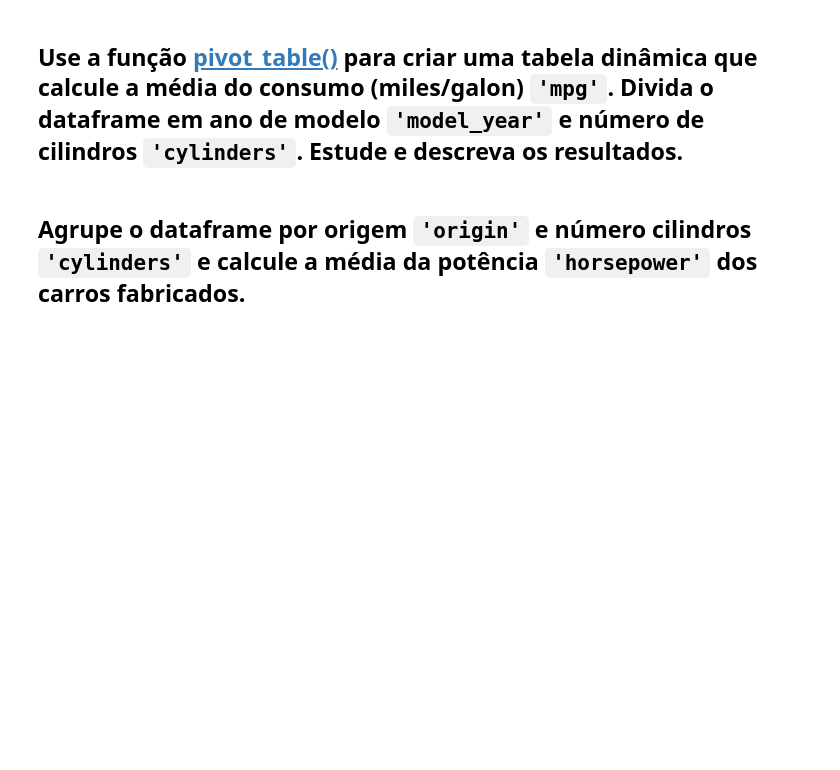
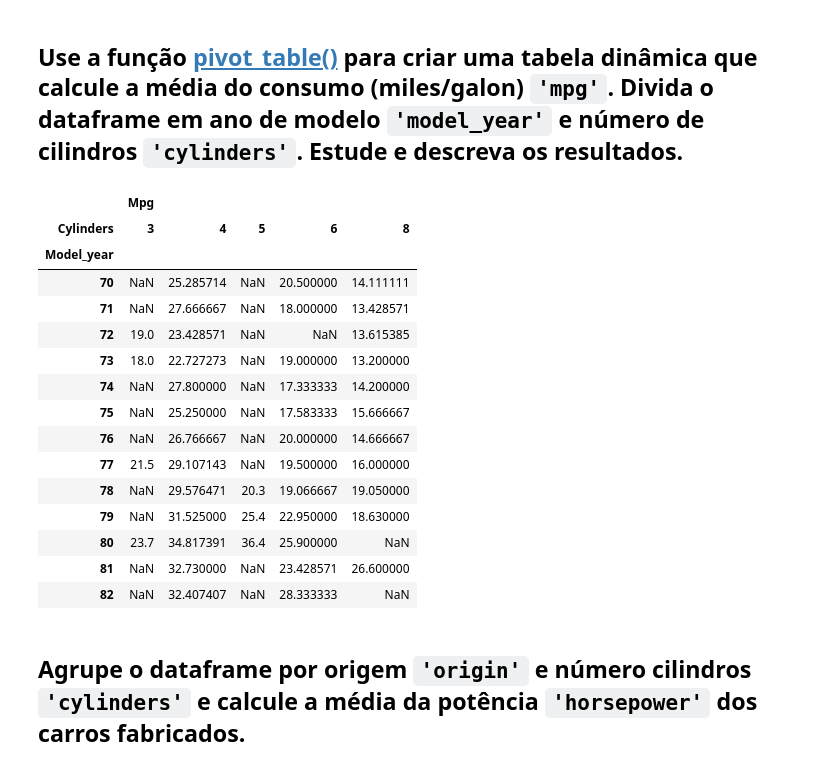
Before and after one commit to taispin/DataScience-DH, a Jupyter notebook: Desafio_0/DSTN02_DESAFIO.ipynb, the cells around one changed output. Cells and saved outputs as stored; diff of their text form; code cells hidden in the pictures; blank space fills up the shorter version.

Commit message:
pivot table changes

```diff
--- a/Desafio_0/DSTN02_DESAFIO.ipynb
+++ b/Desafio_0/DSTN02_DESAFIO.ipynb
@@ -208,5 +216,26 @@ auto_industry.columns = auto_industry.columns.map(capitalize_column)
 # %% [markdown]
 ## Use a função [pivot_table()](https://pandas.pydata.org/pandas-docs/stable/reference/api/pandas.pivot_table.html) para criar uma tabela dinâmica que calcule a média do consumo (miles/galon) `'mpg'`. Divida o dataframe em ano de modelo `'model_year'` e número de cilindros `'cylinders'`. Estude e descreva os resultados.
+# %%
+pivot_table_mpg = pd.pivot_table(data=auto_industry, index=['Model_year'], columns=['Cylinders'], values=['Mpg'], aggfunc=np.mean)
+#table = pd.pivot_table(data=df,index=['Sex'])
+pivot_table_mpg
+# %% [output]
+|  | Mpg |  |  |  |  |
+| Cylinders | 3 | 4 | 5 | 6 | 8 |
+| Model_year |  |  |  |  |  |
+| 70 | NaN | 25.285714 | NaN | 20.500000 | 14.111111 |
+| 71 | NaN | 27.666667 | NaN | 18.000000 | 13.428571 |
+| 72 | 19.0 | 23.428571 | NaN | NaN | 13.615385 |
+| 73 | 18.0 | 22.727273 | NaN | 19.000000 | 13.200000 |
+| 74 | NaN | 27.800000 | NaN | 17.333333 | 14.200000 |
+| 75 | NaN | 25.250000 | NaN | 17.583333 | 15.666667 |
+| 76 | NaN | 26.766667 | NaN | 20.000000 | 14.666667 |
+| 77 | 21.5 | 29.107143 | NaN | 19.500000 | 16.000000 |
+| 78 | NaN | 29.576471 | 20.3 | 19.066667 | 19.050000 |
+| 79 | NaN | 31.525000 | 25.4 | 22.950000 | 18.630000 |
+| 80 | 23.7 | 34.817391 | 36.4 | 25.900000 | NaN |
+| 81 | NaN | 32.730000 | NaN | 23.428571 | 26.600000 |
+| 82 | NaN | 32.407407 | NaN | 28.333333 | NaN |
 # %% [markdown]
 ## Agrupe o dataframe por origem  `'origin'` e número cilindros `'cylinders'` e calcule a média da potência `'horsepower'` dos carros fabricados.
 # %% [markdown]
```
Also changed, not shown: parts of 5 cells of this notebook.
